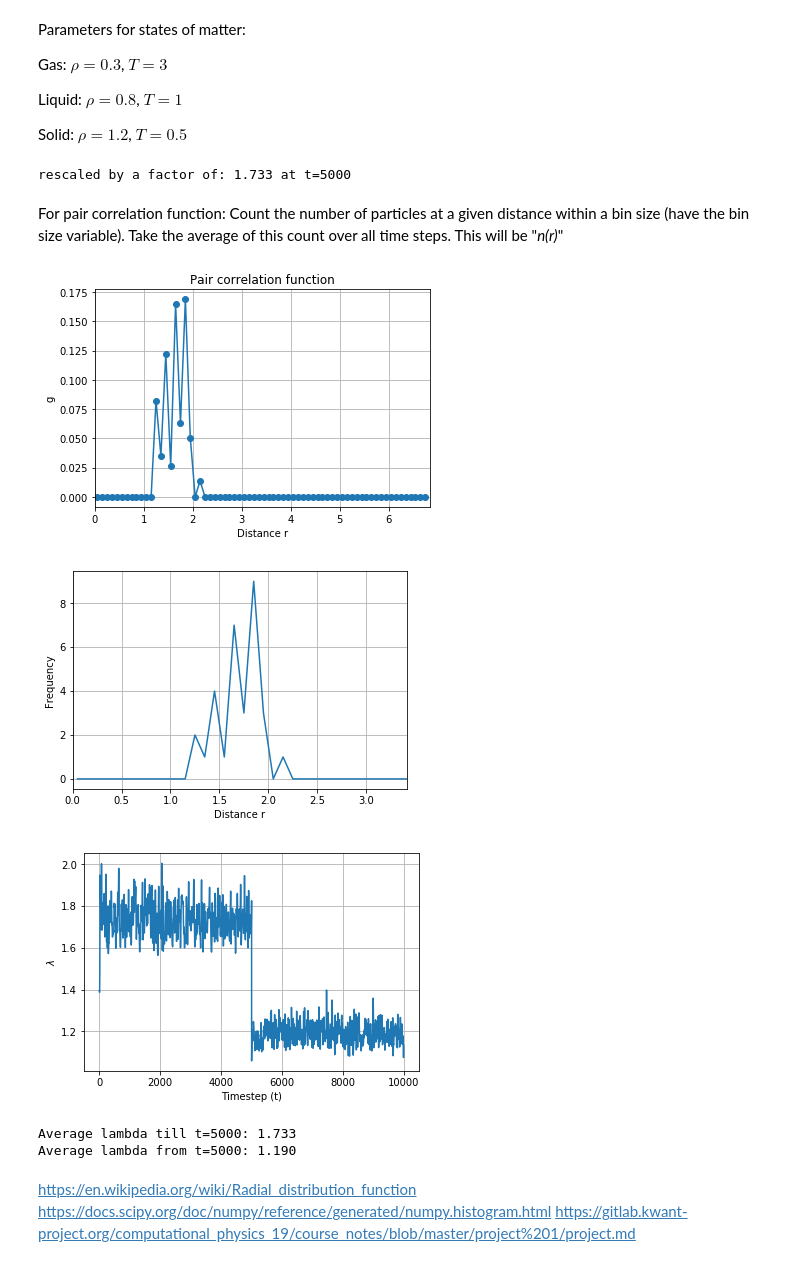
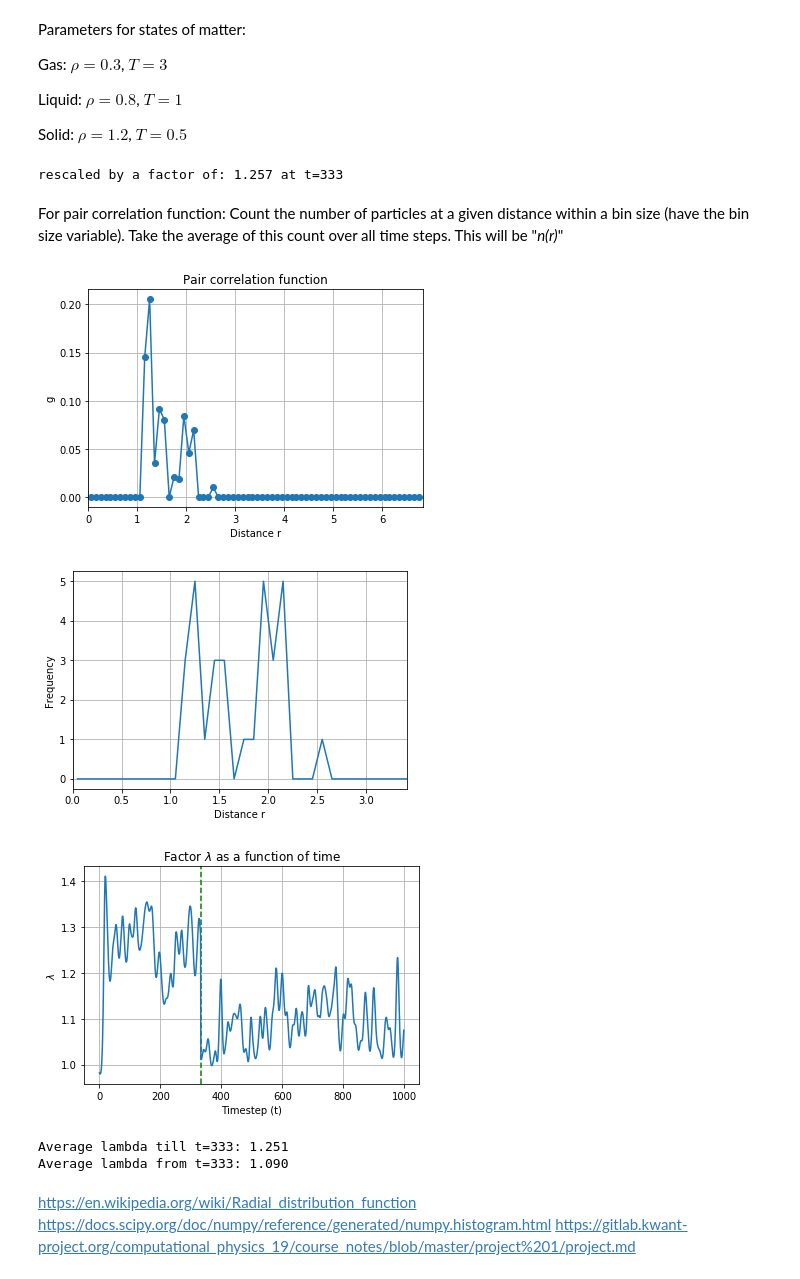
Before and after one commit to Merg3D/computational_physics_2019, a Jupyter notebook: Project1/Argon Project.ipynb, the cells around one changed output. Cells and saved outputs as stored; diff of their text form; code cells hidden in the pictures.

Commit message:
Output plots as files

```diff
--- a/Project1/Argon Project.ipynb
+++ b/Project1/Argon Project.ipynb
@@ -25,12 +25,23 @@ Gas: $\rho=0.3$, $T=3$
 Liquid: $\rho=0.8$, $T=1$
 
 Solid: $\rho=1.2$, $T=0.5$
+# %%
+phase = 'solid'
+
+# set temperature (T) and density (rho)
+if phase == 'gas':
+    T = 3.0
+    rho = 0.3
+elif phase == 'liquid':
+    T = 1.0
+    rho = 0.8
+else:
+    T = 1.2
+    rho = 0.5
 # %%
 # Initial conditions
-T = 1.0                                            # Temperature
-rho = 0.8                                          # Density
 h = 0.005                                          # time step
-num_time = 10000                                   # number of time steps
+num_time = 1000                                   # number of time steps
 num_unit_cells_per_dim = 2                         # number of unit cells in each direction
 num_unit_cells = num_unit_cells_per_dim**3         # total number of unit cells
 num_part_per_unit_cell = 4                         # number of particles per unit cell
@@ -58,7 +69,7 @@ forces = np.zeros((num_part, 3))
 particle = 0
 mu = 1
 sigma = np.sqrt(T)
-rescaling_time = 5000
+rescaling_time = int(num_time / 3.0)
 
 # Initial positions for first unit cell
 state[0, 0, :3] = np.array([0.0,     0.0,     0.0])
@@ -113,7 +124,7 @@ for t in range(1, num_time):
         E_tot[p, t] = E_pot[p, t] + E_kin[p, t]
         lambdas[t] = func.get_lambda(state, t, num_part, T)
 # %% [output]
-rescaled by a factor of: 1.733 at t=5000
+rescaled by a factor of: 1.257 at t=333
 # %% [markdown]
 For pair correlation function: Count the number of particles at a given distance within a bin size (have the bin size variable). Take the average of this count over all time steps. This will be "_n(r)_"
 # %%
@@ -135,6 +146,7 @@ plt.xlabel('Distance r')
 plt.ylabel('g')
 plt.xlim(0.0, L * 2.0)
 plt.grid()
+plt.savefig('output/{}/pair_correlation_function.png'.format(phase))
 
 plt.figure()
 plt.plot(centers, hist)
@@ -145,22 +157,25 @@ plt.grid()
 
 plt.show()
 # %% [output]
-[figure, old version]
+[figure, new version]
-[figure, old version]
+[figure, new version]
 # %%
 plt.figure()
+plt.title('Factor $\lambda$ as a function of time')
+plt.axvline(rescaling_time, color='g', ls='--')
 plt.plot(range(num_time), lambdas)
 plt.xlabel('Timestep (t)')
 plt.ylabel('$\lambda$')
 plt.grid()
+plt.savefig('output/{}/lambda.png'.format(phase))
 plt.show()
 
 print('Average lambda till t={}: {:.3f}'.format(rescaling_time, np.average(lambdas[:rescaling_time])))
 print('Average lambda from t={}: {:.3f}'.format(rescaling_time, np.average(lambdas[rescaling_time:])))
 # %% [output]
-[figure, old version]
+[figure, new version]
-Average lambda till t=5000: 1.733
-Average lambda from t=5000: 1.190
+Average lambda till t=333: 1.251
+Average lambda from t=333: 1.090
 # %% [markdown]
 https://en.wikipedia.org/wiki/Radial_distribution_function
 https://docs.scipy.org/doc/numpy/reference/generated/numpy.histogram.html
```
Also changed, not shown: parts of 2 cells of this notebook, 15 other files.
